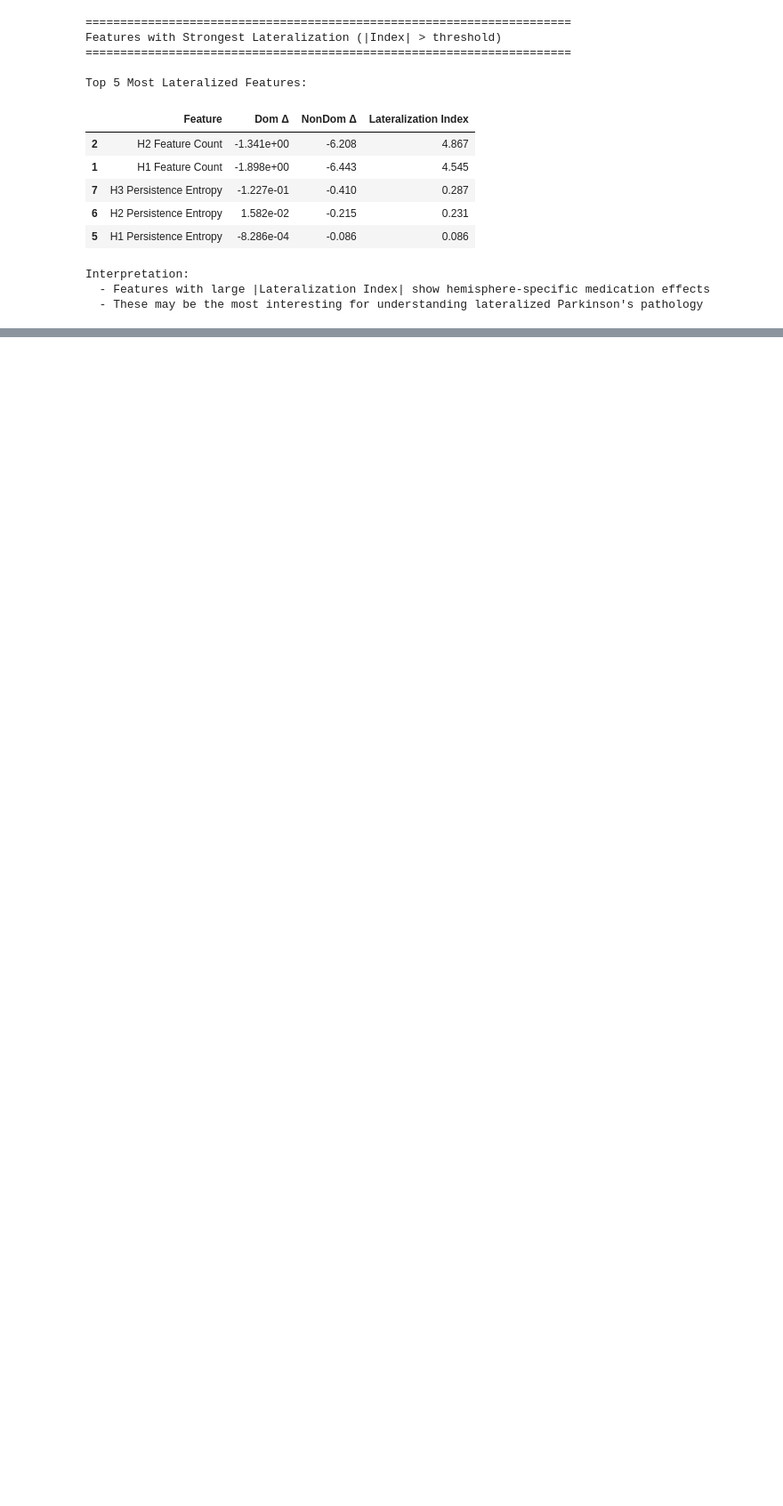
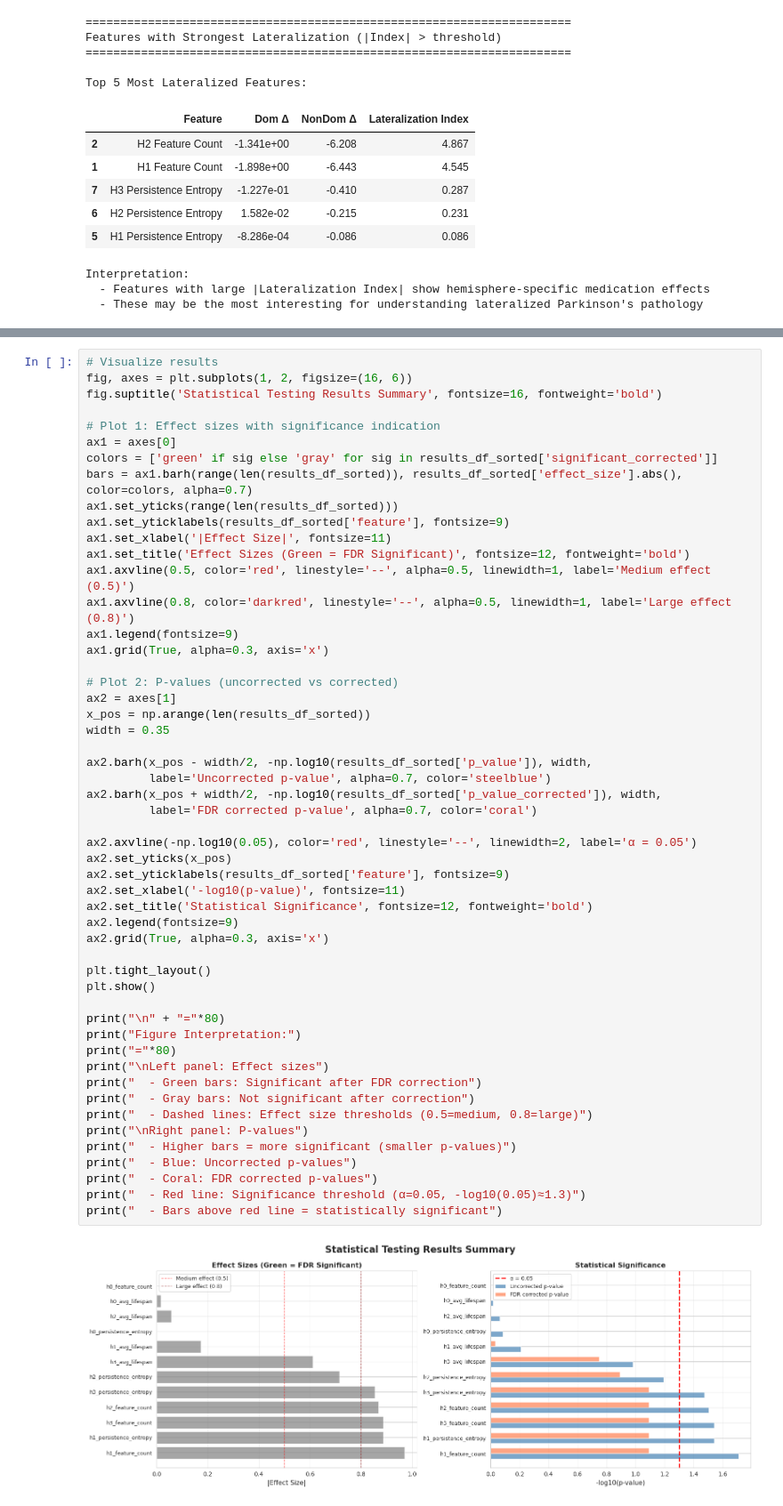
Before and after one commit to ilgazca/Parkinson-EEG-with-TDA, a Jupyter notebook: 01_Exploratory_Analysis.ipynb, the cells around one changed output, grey strips where cells are left out. Shown at 89% size. Saved outputs shown, nothing was run; the diff lists cells and outputs as text; blank space fills up the shorter version.

```diff
--- a/01_Exploratory_Analysis.ipynb
+++ b/01_Exploratory_Analysis.ipynb
@@ -1383,0 +1972,54 @@ Interpretation:
+# %%
+# Visualize results
+fig, axes = plt.subplots(1, 2, figsize=(16, 6))
+fig.suptitle('Statistical Testing Results Summary', fontsize=16, fontweight='bold')
+
+# Plot 1: Effect sizes with significance indication
+ax1 = axes[0]
+colors = ['green' if sig else 'gray' for sig in results_df_sorted['significant_corrected']]
+bars = ax1.barh(range(len(results_df_sorted)), results_df_sorted['effect_size'].abs(), color=colors, alpha=0.7)
+ax1.set_yticks(range(len(results_df_sorted)))
+ax1.set_yticklabels(results_df_sorted['feature'], fontsize=9)
+ax1.set_xlabel('|Effect Size|', fontsize=11)
+ax1.set_title('Effect Sizes (Green = FDR Significant)', fontsize=12, fontweight='bold')
+ax1.axvline(0.5, color='red', linestyle='--', alpha=0.5, linewidth=1, label='Medium effect (0.5)')
+ax1.axvline(0.8, color='darkred', linestyle='--', alpha=0.5, linewidth=1, label='Large effect (0.8)')
+ax1.legend(fontsize=9)
+ax1.grid(True, alpha=0.3, axis='x')
+
+# Plot 2: P-values (uncorrected vs corrected)
+ax2 = axes[1]
+x_pos = np.arange(len(results_df_sorted))
+width = 0.35
+
+ax2.barh(x_pos - width/2, -np.log10(results_df_sorted['p_value']), width,
+         label='Uncorrected p-value', alpha=0.7, color='steelblue')
+ax2.barh(x_pos + width/2, -np.log10(results_df_sorted['p_value_corrected']), width,
+         label='FDR corrected p-value', alpha=0.7, color='coral')
+
+ax2.axvline(-np.log10(0.05), color='red', linestyle='--', linewidth=2, label='α = 0.05')
+ax2.set_yticks(x_pos)
+ax2.set_yticklabels(results_df_sorted['feature'], fontsize=9)
+ax2.set_xlabel('-log10(p-value)', fontsize=11)
+ax2.set_title('Statistical Significance', fontsize=12, fontweight='bold')
+ax2.legend(fontsize=9)
+ax2.grid(True, alpha=0.3, axis='x')
+
+plt.tight_layout()
+plt.show()
+
+print("\n" + "="*80)
+print("Figure Interpretation:")
+print("="*80)
+print("\nLeft panel: Effect sizes")
+print("  - Green bars: Significant after FDR correction")
+print("  - Gray bars: Not significant after correction")
+print("  - Dashed lines: Effect size thresholds (0.5=medium, 0.8=large)")
+print("\nRight panel: P-values")
+print("  - Higher bars = more significant (smaller p-values)")
+print("  - Blue: Uncorrected p-values")
+print("  - Coral: FDR corrected p-values")
+print("  - Red line: Significance threshold (α=0.05, -log10(0.05)≈1.3)")
+print("  - Bars above red line = statistically significant")
+# %% [output]
+[figure, added]
```
Also changed, not shown: parts of 19 cells of this notebook, 16 other files.
